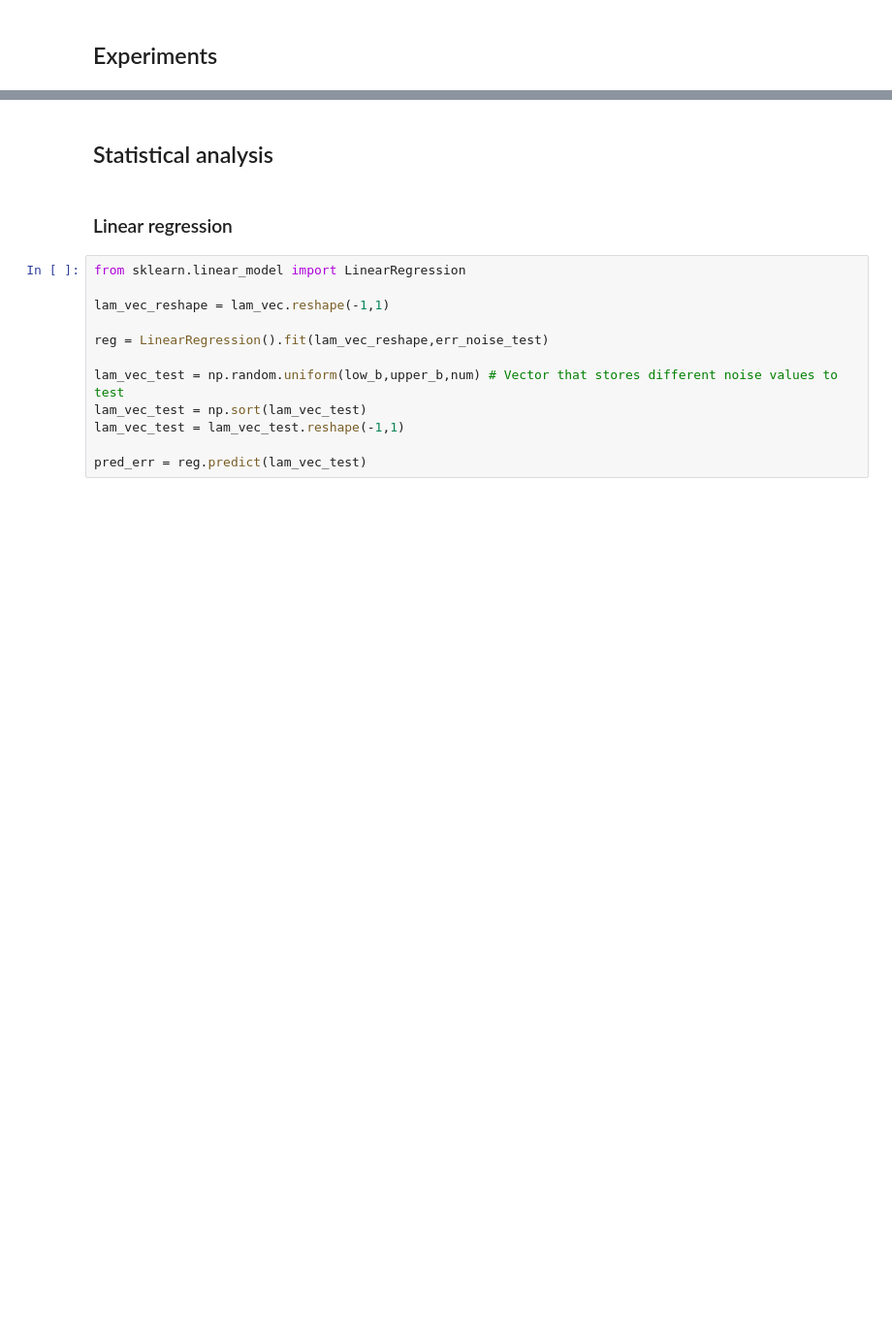
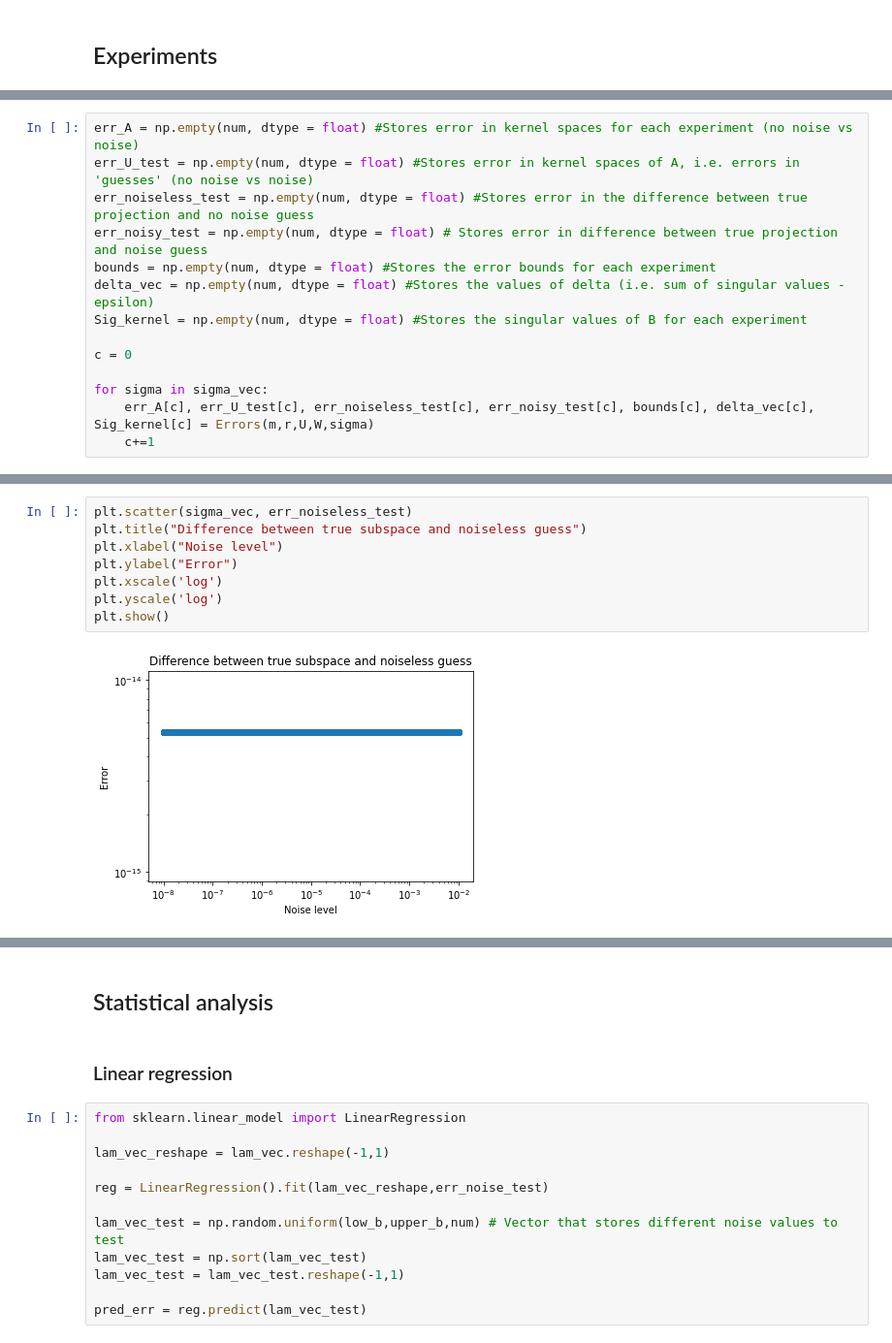
Before and after one commit to ksrivastava1/identifying-subspaces, a Jupyter notebook: subspace-experiment.ipynb, the cells around one changed output, grey strips where cells are left out. Shown: that part at 97% size. Saved outputs shown, nothing was run; the diff lists cells and outputs as text; blank space fills up the shorter version.

Commit message:
Updated experiments for updates in paper

```diff
--- a/subspace-experiment.ipynb
+++ b/subspace-experiment.ipynb
@@ -576,0 +614,14 @@ plt.show()
+# %%
+err_A = np.empty(num, dtype = float) #Stores error in kernel spaces for each experiment (no noise vs noise)
+err_U_test = np.empty(num, dtype = float) #Stores error in kernel spaces of A, i.e. errors in 'guesses' (no noise vs noise)
+err_noiseless_test = np.empty(num, dtype = float) #Stores error in the difference between true projection and no noise guess
+err_noisy_test = np.empty(num, dtype = float) # Stores error in difference between true projection and noise guess
+bounds = np.empty(num, dtype = float) #Stores the error bounds for each experiment
+delta_vec = np.empty(num, dtype = float) #Stores the values of delta (i.e. sum of singular values - epsilon)
+Sig_kernel = np.empty(num, dtype = float) #Stores the singular values of B for each experiment
+
+c = 0
+
+for sigma in sigma_vec:
+    err_A[c], err_U_test[c], err_noiseless_test[c], err_noisy_test[c], bounds[c], delta_vec[c], Sig_kernel[c] = Errors(m,r,U,W,sigma)
+    c+=1
@@ -576,0 +649,10 @@ plt.show()
+# %%
+plt.scatter(sigma_vec, err_noiseless_test)
+plt.title("Difference between true subspace and noiseless guess")
+plt.xlabel("Noise level")
+plt.ylabel("Error")
+plt.xscale('log')
+plt.yscale('log')
+plt.show()
+# %% [output]
+[figure, added]
```
Also changed, not shown: parts of 75 cells of this notebook.
